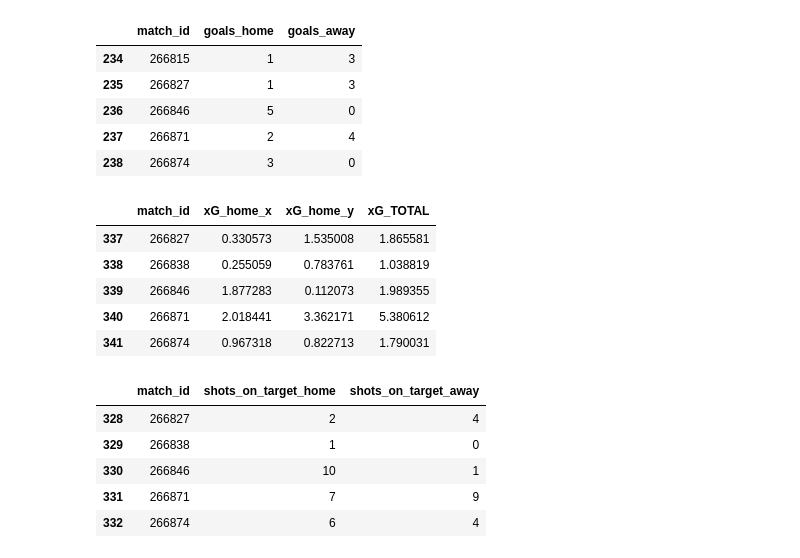
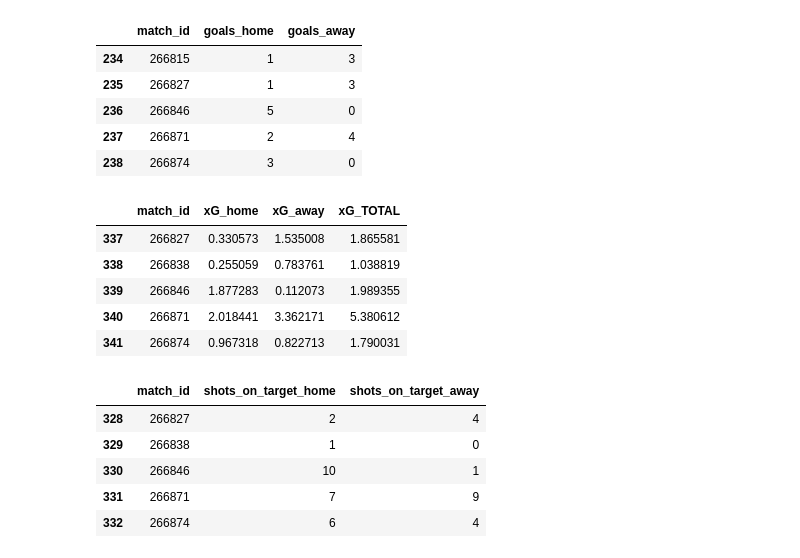
Before and after one commit to Nyvek4/winai-football, a Jupyter notebook: data_collect/ds_creation/statsbomb-formating.ipynb, the cells around one changed output. Cells and saved outputs as stored; diff of their text form; code cells hidden in the pictures.

Commit message:
Correcting xG_per_match to add xG_away

```diff
--- a/data_collect/ds_creation/statsbomb-formating.ipynb
+++ b/data_collect/ds_creation/statsbomb-formating.ipynb
@@ -440,27 +440,27 @@ goals_per_match.tail()
 # %%
 ### ---------------------------------- xG AWAY AND HOME
 
 # S'assurer que 'home_team_id' et 'away_team_id' sont bien extraits et convertis en chaînes de caractères
 matches_df['home_team_id'] = matches_df['home_team'].apply(lambda x: str(x['home_team_id']))
 matches_df['away_team_id'] = matches_df['away_team'].apply(lambda x: str(x['away_team_id']))
 
 # Transformer xG_per_match en une dataframe s'il ne l'est pas déjà
 if not isinstance(xG_per_match, pd.DataFrame):
     xG_per_match = pd.DataFrame(xG_per_match)
 
 xG_per_match = shots_df.groupby('match_id')['xG'].sum()
 xG_per_match = xG_per_match.rename_axis('match_id').reset_index(name='xG_TOTAL')
 # Regrouper les xGoals par match pour l'équipe à domicile (home_team_id)
 xG_per_match_home = shots_df[shots_df['team_id'] == shots_df['home_team_id']].groupby('match_id')['xG'].sum().reset_index(name='xG_home')
-xG_per_match_away = shots_df[shots_df['team_id'] == shots_df['away_team_id']].groupby('match_id')['xG'].sum().reset_index(name='xG_home')
+xG_per_match_away = shots_df[shots_df['team_id'] == shots_df['away_team_id']].groupby('match_id')['xG'].sum().reset_index(name='xG_away')
 
 # Fusionner les trois DataFrames
 xG_per_match_final = xG_per_match_home.merge(xG_per_match_away, on='match_id', how='left')
 xG_per_match_final = xG_per_match_final.merge(xG_per_match, on='match_id', how='left')
 
 xG_per_match_final.tail()
 # %% [output]
-|  | match_id | xG_home_x | xG_home_y | xG_TOTAL |
+|  | match_id | xG_home | xG_away | xG_TOTAL |
 | 337 | 266827 | 0.330573 | 1.535008 | 1.865581 |
 | 338 | 266838 | 0.255059 | 0.783761 | 1.038819 |
 | 339 | 266846 | 1.877283 | 0.112073 | 1.989355 |
```
Also changed, not shown: parts of 1 cell of this notebook.
